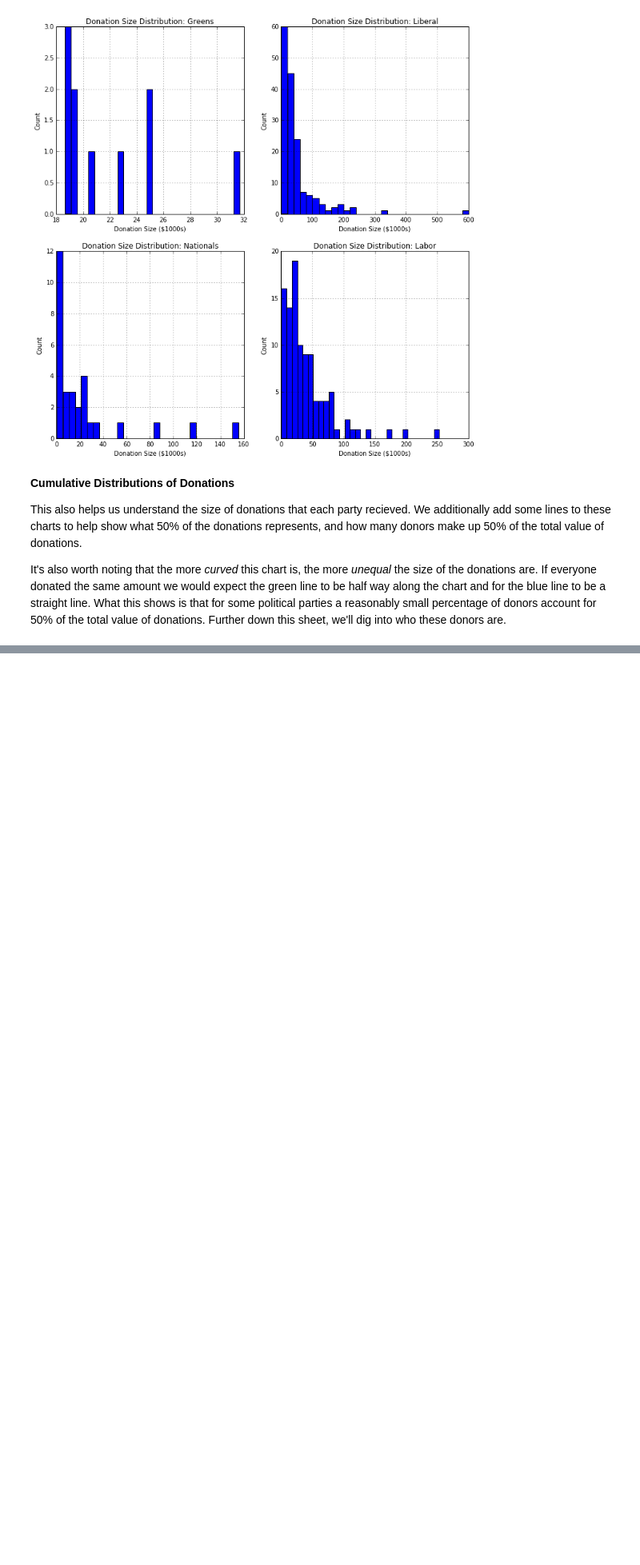
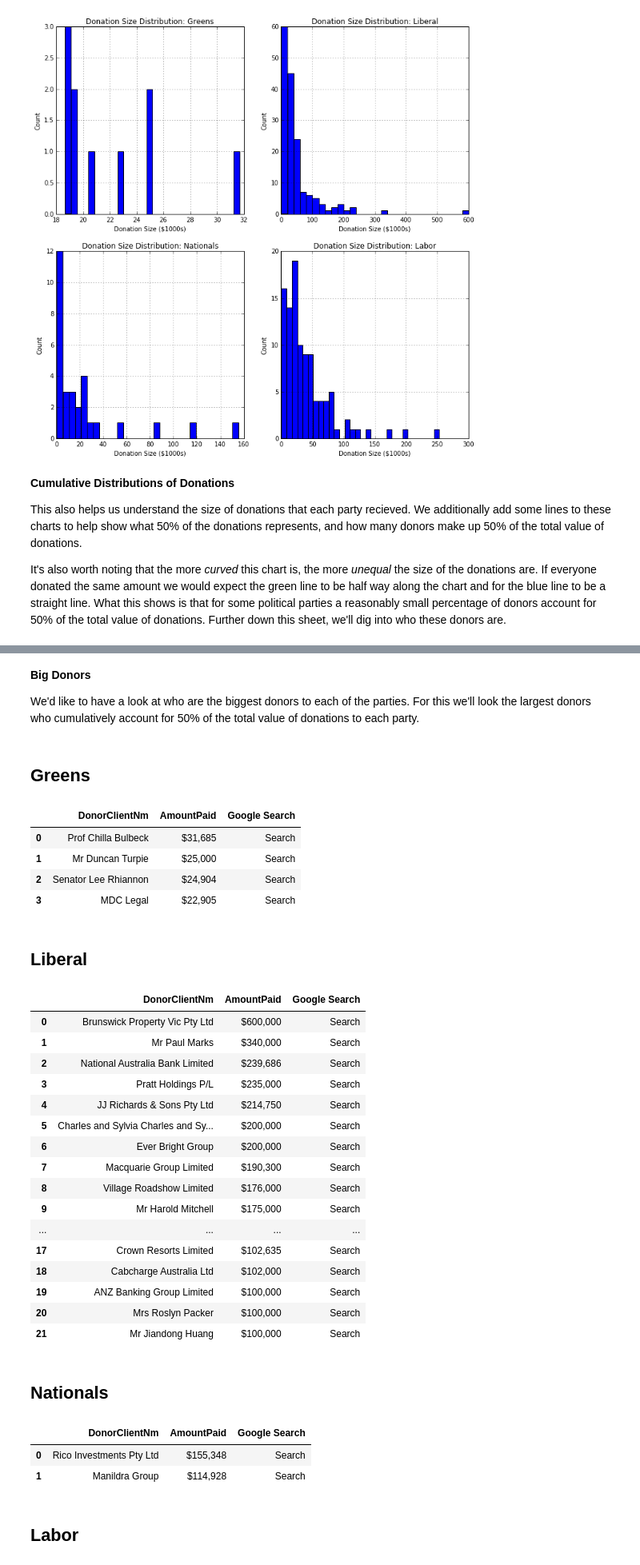
Before and after one commit to adamjoshuagray/Australian-Political-Donations, a Jupyter notebook: Donations 2014-2015.ipynb, the cells around one changed output, grey strips where cells are left out. Shown at 80% size. Saved outputs shown, nothing was run; the diff lists cells and outputs as text; code cells hidden in the pictures; blank space fills up the shorter version.

```diff
--- a/Donations 2014-2015.ipynb
+++ b/Donations 2014-2015.ipynb
@@ -16,6 +16,10 @@ import pandas as pd
 import numpy as np
 from matplotlib import pyplot as plt
 import math
+from IPython.display import display, HTML
+import urllib
+pd.options.display.float_format = '${:,.0f}'.format
+pd.set_option('max_colwidth', 1000)
 %matplotlib inline
 # %% [markdown]
 __Data Loading__
@@ -105,0 +100,51 @@ Its also interesting to see that some donors make donations to multiple politica
+# %% [markdown]
+__Big Donors__
+
+We'd like to have a look at who are the biggest donors to each of the parties. For this we'll look the largest donors who cumulatively account for 50% of the total value of donations to each party.
+# %%
+def gurl(n):
+    data = {'q' : n}
+    url = 'https://www.google.com/search?%s' % urllib.parse.urlencode(data)
+    return url
+
+for party, dons in donations.items():
+    sums = dons.groupby('DonorClientNm').sum()
+    sums = pd.DataFrame(sums.sort_values(by='AmountPaid', ascending=False)['AmountPaid'])
+    sums['cumsum'] = sums.cumsum()
+    total = sums['AmountPaid'].sum()
+    sums = sums[sums['cumsum'] < total / 2]
+    del sums['cumsum']
+    sums = sums.reset_index()
+    sums['Google Search'] = sums.apply(lambda r: '<a href=\"%s\">Search</a>' % gurl(r['DonorClientNm']), axis=1)
+    display(HTML('<h2> %s </h2>' % party))
+    display(HTML(sums.to_html(escape=False)))
+# %% [output]
+Greens
+|  | DonorClientNm | AmountPaid | Google Search |
+| 0 | Prof Chilla Bulbeck | $31,685 | Search |
+| 1 | Mr Duncan Turpie | $25,000 | Search |
+| 2 | Senator Lee Rhiannon | $24,904 | Search |
+| 3 | MDC Legal | $22,905 | Search |
+Liberal
+|  | DonorClientNm | AmountPaid | Google Search |
+| 0 | Brunswick Property Vic Pty Ltd | $600,000 | Search |
+| 1 | Mr Paul Marks | $340,000 | Search |
+| 2 | National Australia Bank Limited | $239,686 | Search |
+| 3 | Pratt Holdings P/L | $235,000 | Search |
+| 4 | JJ Richards & Sons Pty Ltd | $214,750 | Search |
+| 5 | Charles and Sylvia Charles and Sy... | $200,000 | Search |
+| 6 | Ever Bright Group | $200,000 | Search |
+| 7 | Macquarie Group Limited | $190,300 | Search |
+| 8 | Village Roadshow Limited | $176,000 | Search |
+| 9 | Mr Harold Mitchell | $175,000 | Search |
+| ... | ... | ... | ... |
+| 17 | Crown Resorts Limited | $102,635 | Search |
+| 18 | Cabcharge Australia Ltd | $102,000 | Search |
+| 19 | ANZ Banking Group Limited | $100,000 | Search |
+| 20 | Mrs Roslyn Packer | $100,000 | Search |
+| 21 | Mr Jiandong Huang | $100,000 | Search |
+Nationals
+|  | DonorClientNm | AmountPaid | Google Search |
+| 0 | Rico Investments Pty Ltd | $155,348 | Search |
+| 1 | Manildra Group | $114,928 | Search |
+Labor
```
Also changed, not shown: parts of 5 cells of this notebook.
